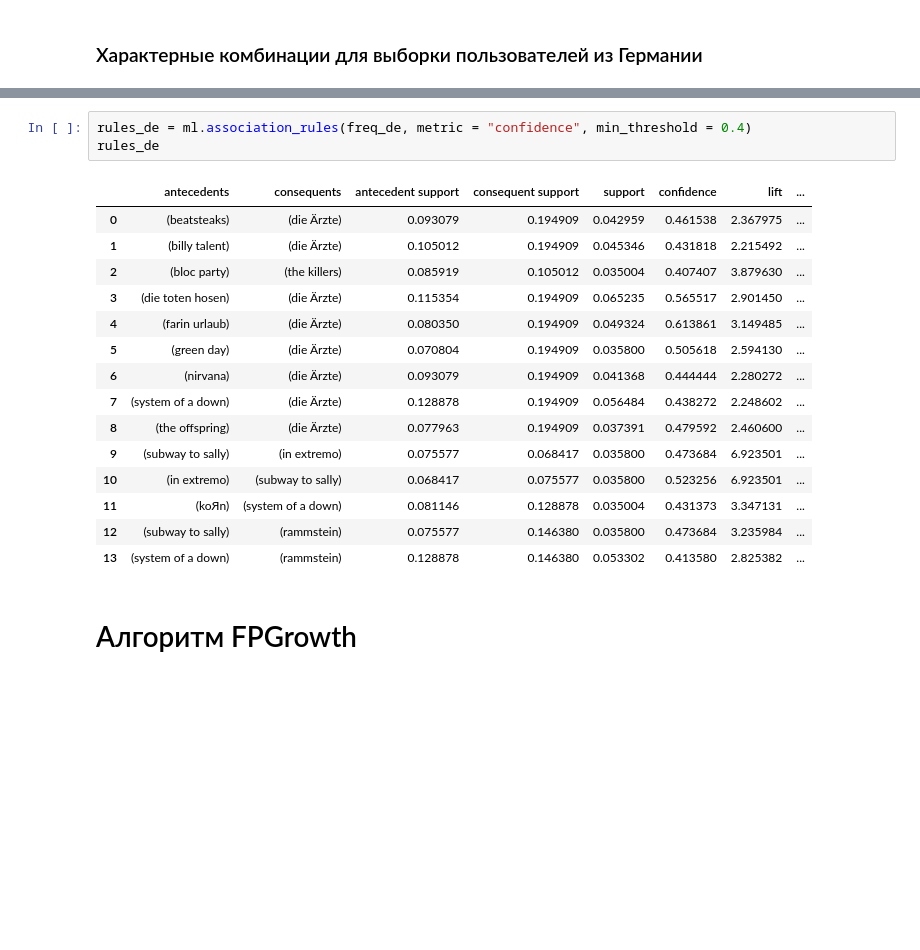
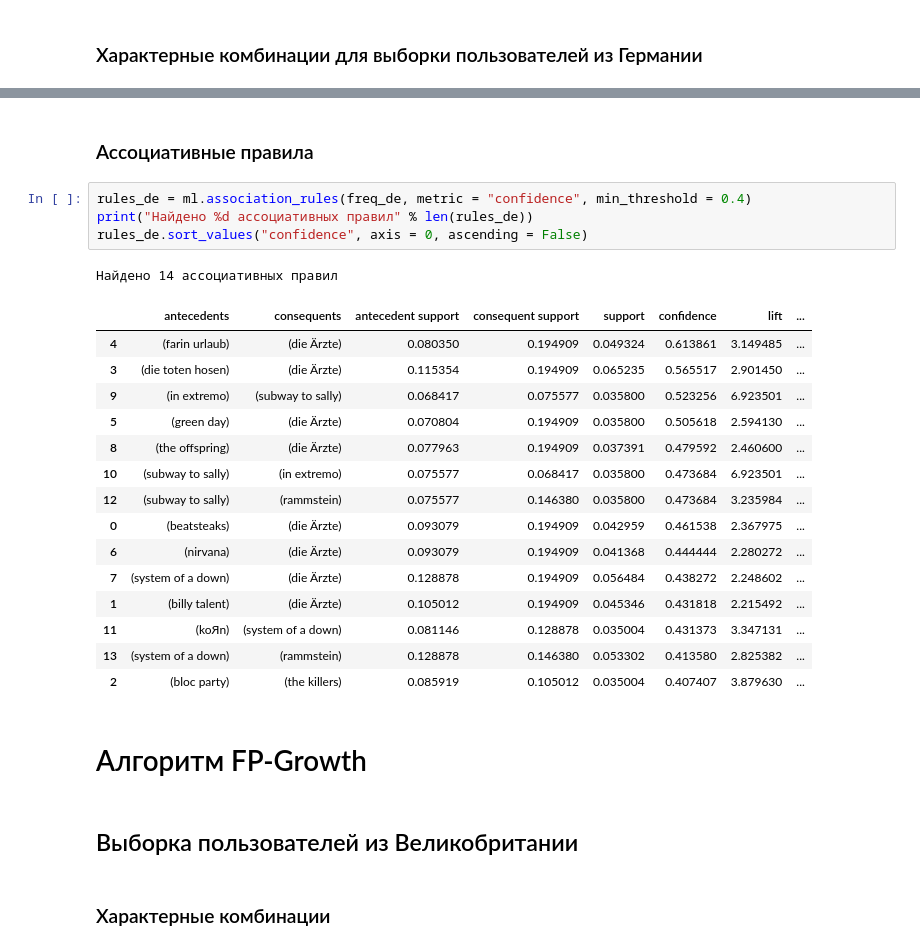
Before and after one commit to amatemeow/MLPY, a Jupyter notebook: task2/task2.ipynb, the cells around one changed output, grey strips where cells are left out. Drawn from its saved outputs; the diff is of its cells as text; blank space fills up the shorter version.

```diff
--- a/task2/task2.ipynb
+++ b/task2/task2.ipynb
@@ -518,24 +577,32 @@ print("Максимальная длина набора: %d" % freq_de['itemsets
 
 [170 rows x 2 columns]
 Максимальная длина набора: 2
+# %% [markdown]
+<h3>Ассоциативные правила</h3>
 # %%
 rules_de = ml.association_rules(freq_de, metric = "confidence", min_threshold = 0.4)
-rules_de
+print("Найдено %d ассоциативных правил" % len(rules_de))
+rules_de.sort_values("confidence", axis = 0, ascending = False)
 # %% [output]
+Найдено 14 ассоциативных правил
 |  | antecedents | consequents | antecedent support | consequent support | support | confidence | lift | ... |
+| 4 | (farin urlaub) | (die Ärzte) | 0.080350 | 0.194909 | 0.049324 | 0.613861 | 3.149485 | ... |
+| 3 | (die toten hosen) | (die Ärzte) | 0.115354 | 0.194909 | 0.065235 | 0.565517 | 2.901450 | ... |
+| 9 | (in extremo) | (subway to sally) | 0.068417 | 0.075577 | 0.035800 | 0.523256 | 6.923501 | ... |
+| 5 | (green day) | (die Ärzte) | 0.070804 | 0.194909 | 0.035800 | 0.505618 | 2.594130 | ... |
+| 8 | (the offspring) | (die Ärzte) | 0.077963 | 0.194909 | 0.037391 | 0.479592 | 2.460600 | ... |
+| 10 | (subway to sally) | (in extremo) | 0.075577 | 0.068417 | 0.035800 | 0.473684 | 6.923501 | ... |
+| 12 | (subway to sally) | (rammstein) | 0.075577 | 0.146380 | 0.035800 | 0.473684 | 3.235984 | ... |
 | 0 | (beatsteaks) | (die Ärzte) | 0.093079 | 0.194909 | 0.042959 | 0.461538 | 2.367975 | ... |
-| 1 | (billy talent) | (die Ärzte) | 0.105012 | 0.194909 | 0.045346 | 0.431818 | 2.215492 | ... |
-| 2 | (bloc party) | (the killers) | 0.085919 | 0.105012 | 0.035004 | 0.407407 | 3.879630 | ... |
-| 3 | (die toten hosen) | (die Ärzte) | 0.115354 | 0.194909 | 0.065235 | 0.565517 | 2.901450 | ... |
-| 4 | (farin urlaub) | (die Ärzte) | 0.080350 | 0.194909 | 0.049324 | 0.613861 | 3.149485 | ... |
-| 5 | (green day) | (die Ärzte) | 0.070804 | 0.194909 | 0.035800 | 0.505618 | 2.594130 | ... |
 | 6 | (nirvana) | (die Ärzte) | 0.093079 | 0.194909 | 0.041368 | 0.444444 | 2.280272 | ... |
 | 7 | (system of a down) | (die Ärzte) | 0.128878 | 0.194909 | 0.056484 | 0.438272 | 2.248602 | ... |
-| 8 | (the offspring) | (die Ärzte) | 0.077963 | 0.194909 | 0.037391 | 0.479592 | 2.460600 | ... |
-| 9 | (subway to sally) | (in extremo) | 0.075577 | 0.068417 | 0.035800 | 0.473684 | 6.923501 | ... |
-| 10 | (in extremo) | (subway to sally) | 0.068417 | 0.075577 | 0.035800 | 0.523256 | 6.923501 | ... |
+| 1 | (billy talent) | (die Ärzte) | 0.105012 | 0.194909 | 0.045346 | 0.431818 | 2.215492 | ... |
 | 11 | (koЯn) | (system of a down) | 0.081146 | 0.128878 | 0.035004 | 0.431373 | 3.347131 | ... |
-| 12 | (subway to sally) | (rammstein) | 0.075577 | 0.146380 | 0.035800 | 0.473684 | 3.235984 | ... |
 | 13 | (system of a down) | (rammstein) | 0.128878 | 0.146380 | 0.053302 | 0.413580 | 2.825382 | ... |
+| 2 | (bloc party) | (the killers) | 0.085919 | 0.105012 | 0.035004 | 0.407407 | 3.879630 | ... |
 # %% [markdown]
-<h1>Алгоритм FPGrowth</h1>
+<h1>Алгоритм FP-Growth</h1>
+# %% [markdown]
+<h2>Выборка пользователей из Великобритании</h2>
+# %% [markdown]
+<h3>Характерные комбинации</h3>
```
Also changed, not shown: parts of 51 cells of this notebook.
